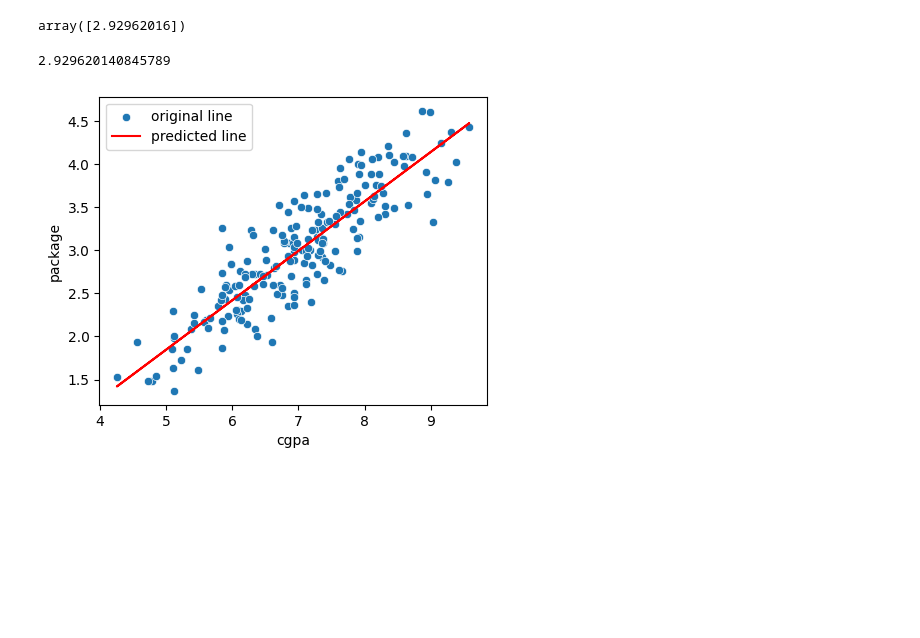
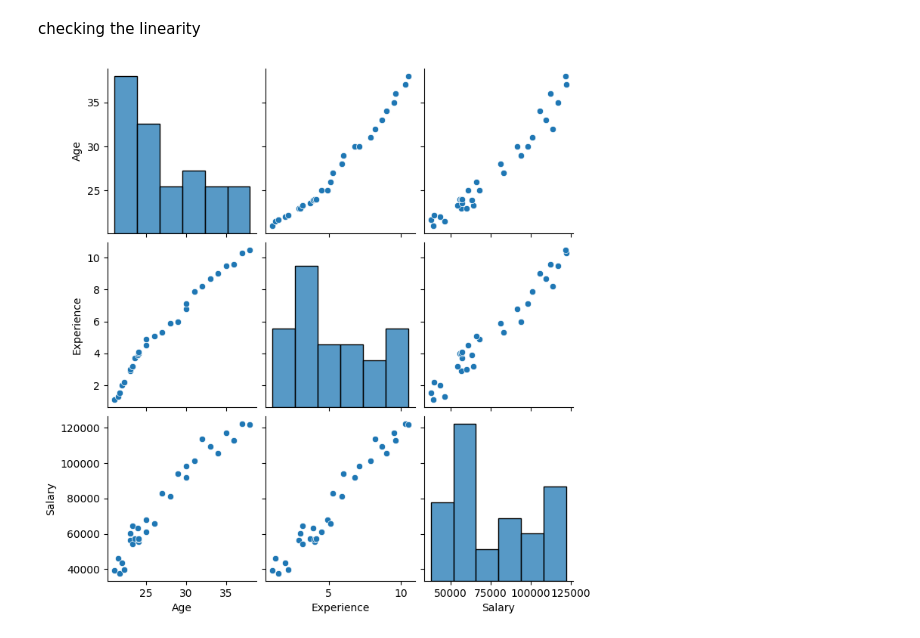
Before and after one commit to Vickymaurya1/machine-learning-course, a Jupyter notebook: Untitled2.ipynb, the cells around one changed output. Cells and saved outputs as stored; diff of their text form; code cells hidden in the pictures; blank space fills up the shorter version.

```diff
--- a/Untitled2.ipynb
+++ b/Untitled2.ipynb
@@ -90,16 +29,7 @@ lr.score(x_test, y_test)*100
-# %%
-lr.predict([[6.89]])
-# %% [output]
-array([2.92962016])
-# %%
-0.57425647*6.89-1.0270069374542108
-# %% [output]
-2.929620140845789
-# %%
-plt.figure(figsize=(5,4))
-sns.scatterplot(x="cgpa",y="package",data=dataset)
-plt.plot(dataset["cgpa"] , lr.predict(x), color= "red")
-plt.legend(["original line" , "predicted line"])
-plt.show()
-# %% [output]
-[figure, removed]
+# %% [markdown]
+checking the linearity
+# %%
+sns.pairplot(data= dataset)
+plt.show()
+# %% [output]
+[figure, added]
```
Also changed, not shown: parts of 24 cells of this notebook.
